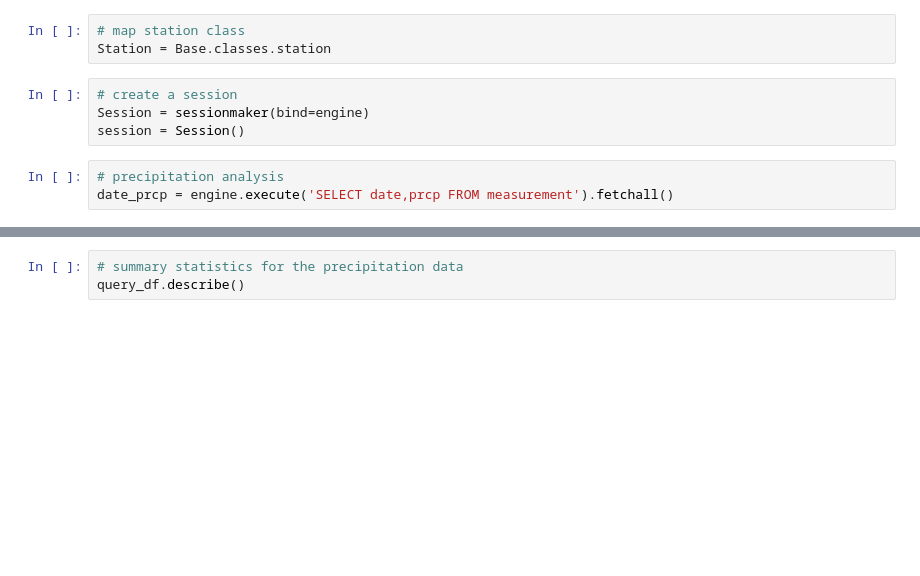
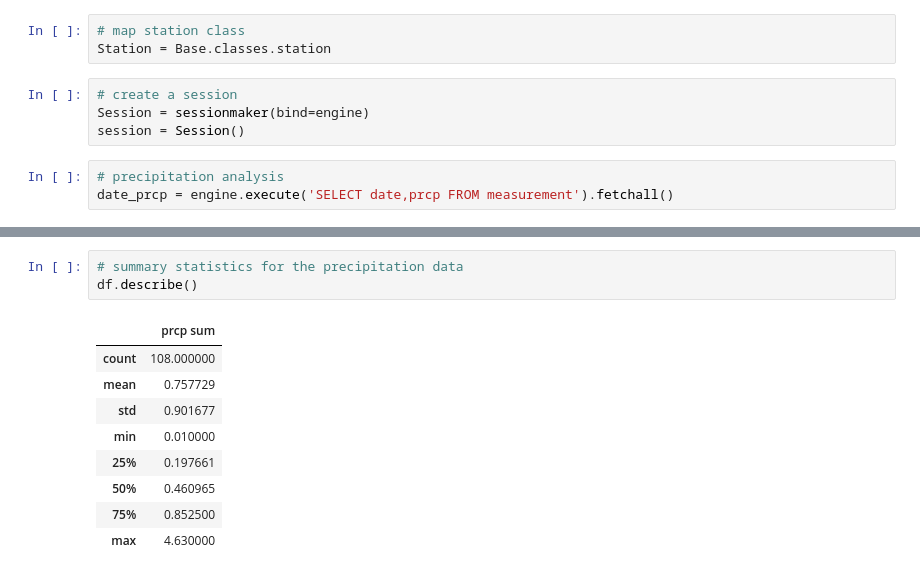
Before and after one commit to bikaspi/sqlite, a Jupyter notebook: climate_analysis.ipynb, the cells around one changed output, grey strips where cells are left out. Cells and saved outputs as stored; diff of their text form; blank space fills up the shorter version.

```diff
--- a/climate_analysis.ipynb
+++ b/climate_analysis.ipynb
@@ -52,3 +49,13 @@ plt.show()
 # %%
 # summary statistics for the precipitation data
-query_df.describe()
+df.describe()
+# %% [output]
+|  | prcp sum |
+| count | 108.000000 |
+| mean | 0.757729 |
+| std | 0.901677 |
+| min | 0.010000 |
+| 25% | 0.197661 |
+| 50% | 0.460965 |
+| 75% | 0.852500 |
+| max | 4.630000 |
```
Also changed, not shown: parts of 15 cells of this notebook, 3 other files.
